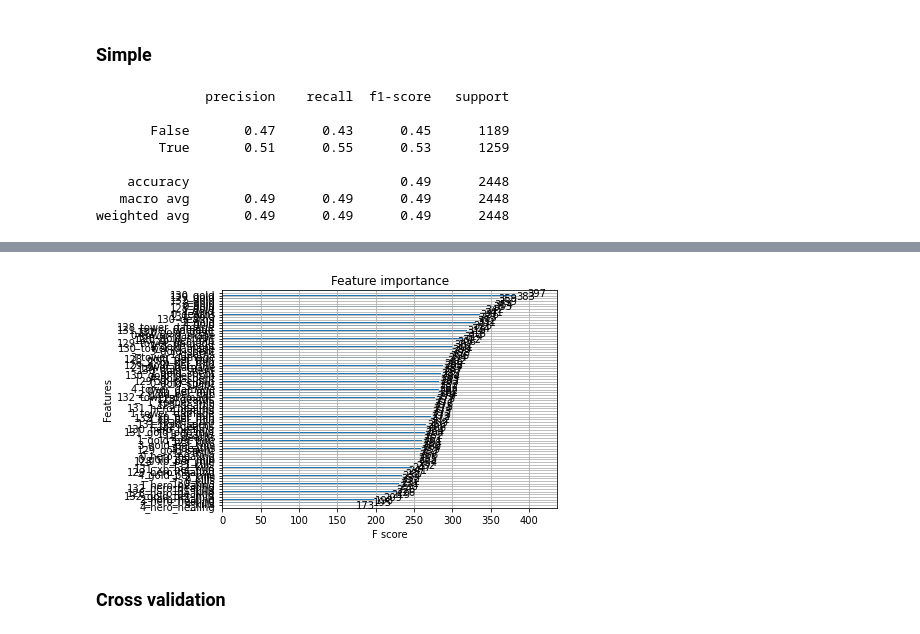
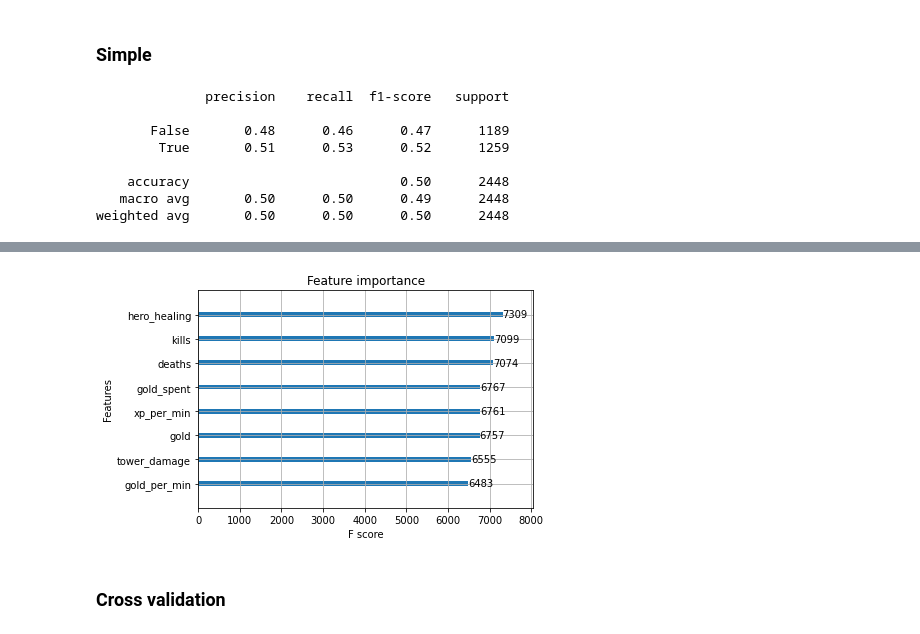
Before and after one commit to Hazarrrd/Dota2-match-predictor, a Jupyter notebook: ml.ipynb, the cells around one changed output, grey strips where cells are left out. Saved outputs shown, nothing was run; the diff lists cells and outputs as text; code cells hidden in the pictures.

```diff
--- a/ml.ipynb
+++ b/ml.ipynb
@@ -87,0 +87,24 @@ X, y = dataset.iloc[:,:-1],dataset.iloc[:,-1]
+# %%
+np.random.seed(123)
+dataset.fillna(dataset.mean(), inplace=True) # fill 'NaNs', comment out if not needed
+unique_features = ['deaths', 'gold', 'gold_per_min', 'gold_spent', 'hero_healing', 'kills', 'tower_damage', 'xp_per_min']
+aggregated_dataset = pd.DataFrame()
+for feature in unique_features:
+    for team in [0, 128]:
+        summed_feature = 0
+        for i in range(5):
+            summed_feature += dataset[f"{team + i}_{feature}"]
+        if team == 0:
+            aggregated_dataset[f"{feature}"] = summed_feature
+        else:
+            aggregated_dataset[f"{feature}"] -= summed_feature
+
+aggregated_dataset["rad_won"] = dataset["rad_won"]
+dataset = aggregated_dataset
+X, y = dataset.iloc[:,:-1],dataset.iloc[:,-1]
+# X = preprocessing.StandardScaler().fit_transform(X)
+corr = dataset.iloc[:, :8].corr()
+ax = sns.heatmap(
+    corr,
+)
+dataset.info()
@@ -92,34 +133,35 @@ X, y = dataset.iloc[:,:-1],dataset.iloc[:,-1]
 # %%
 X_train, X_test, y_train, y_test = train_test_split(X, y, test_size=0.30)
 
 model = xgb.XGBClassifier(
-    learning_rate=0.1,
-    n_estimators=1000,
-    max_depth=5,
+    learning_rate=0.2,
+    n_estimators=750,
+    max_depth=75,
     gamma=0,
-    subsample = 0.8,
-    colsample_bytree = 0.8,
+    # subsample = 0.8,
+    # colsample_bytree = 0.8,
     nthread=6,
+    n_jobs=-1,
 )
 
 model.fit(X_train, y_train)
 y_pred = model.predict(X_test)
 res = classification_report(y_test, y_pred)
 print(res)
 # xgc.save_model("model001.model")
 xgb.plot_importance(model)
 xgb.to_graphviz(model, num_trees=0)
 # %% [output]
               precision    recall  f1-score   support
 
-       False       0.47      0.43      0.45      1189
-        True       0.51      0.55      0.53      1259
+       False       0.48      0.46      0.47      1189
+        True       0.51      0.53      0.52      1259
 
-    accuracy                           0.49      2448
-   macro avg       0.49      0.49      0.49      2448
-weighted avg       0.49      0.49      0.49      2448
+    accuracy                           0.50      2448
+   macro avg       0.50      0.50      0.49      2448
+weighted avg       0.50      0.50      0.50      2448
 [drawing not drawn]
-[figure, old version]
+[figure, new version]
 # %% [markdown]
 ### Cross validation
 # %%
```
Also changed, not shown: parts of 6 cells of this notebook, 1 other file.
